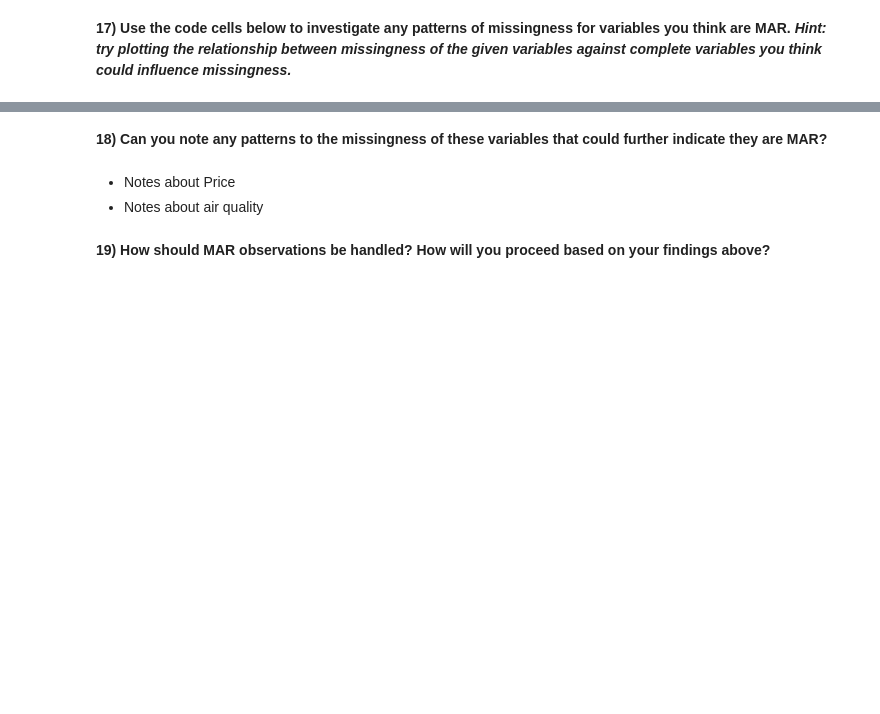
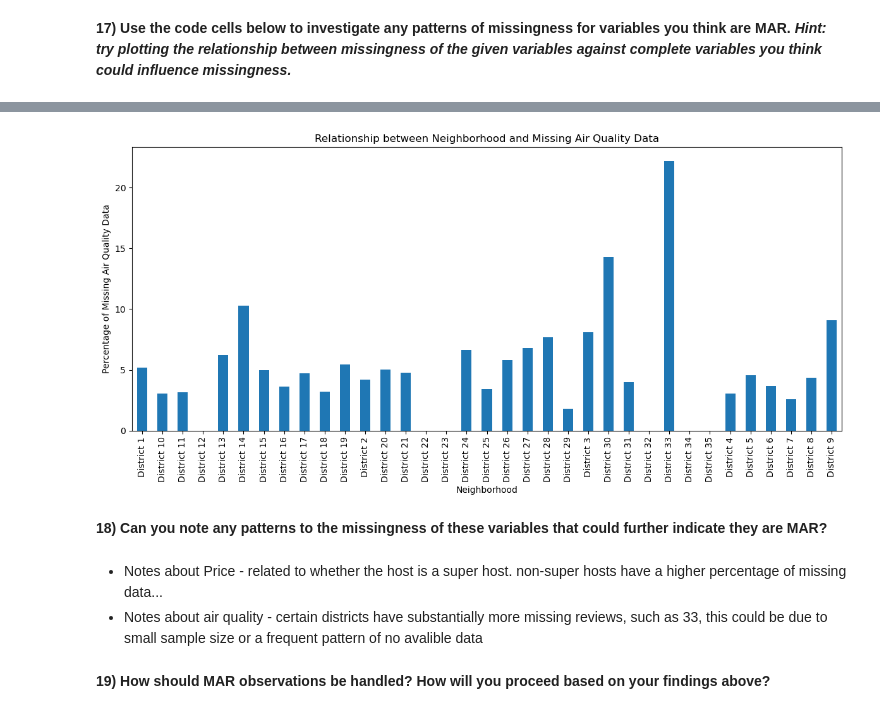
Before and after one commit to Tuckersteward/Spring-2025, a Jupyter notebook: Data 3300/Python/Unit 2/Unit 2 Project/FinalProject_Unit2_TemplateSp25.ipynb, the cells around one changed output, grey strips where cells are left out. Drawn from its saved outputs; the diff is of its cells as text; code cells hidden in the pictures; blank space fills up the shorter version.

```diff
--- a/Data 3300/Python/Unit 2/Unit 2 Project/FinalProject_Unit2_TemplateSp25.ipynb
+++ b/Data 3300/Python/Unit 2/Unit 2 Project/FinalProject_Unit2_TemplateSp25.ipynb
@@ -301,7 +399,21 @@ plt.show()
+# %%
+percentage_missing_air_quality = df2.groupby("neighbourhood_cleansed")["avg_air_quality"].apply(lambda x: x.isnull().sum() / len(x) * 100)
+
+# Create a bar plot
+plt.figure(figsize=(12, 6))
+percentage_missing_air_quality.plot(kind='bar')
+plt.xlabel("Neighborhood")
+plt.ylabel("Percentage of Missing Air Quality Data")
+plt.title("Relationship between Neighborhood and Missing Air Quality Data")
+plt.xticks(rotation=90)
+plt.tight_layout()
+plt.show()
+# %% [output]
+[figure, added]
 # %% [markdown]
 **18) Can you note any patterns to the missingness of these variables that could further indicate they are MAR?**
-# %% [markdown]
-* Notes about Price
-* Notes about air quality
+# %% [markdown]
+* Notes about Price - related to whether the host is a super host. non-super hosts have a higher percentage of missing data...
+* Notes about air quality - certain districts have substantially more missing reviews, such as 33, this could be due to small sample size or a frequent pattern of no avalible data
 # %% [markdown]
 **19) How should MAR observations be handled? How will you proceed based on your findings above?**
```
Also changed, not shown: parts of 39 cells of this notebook, 42 other files.
